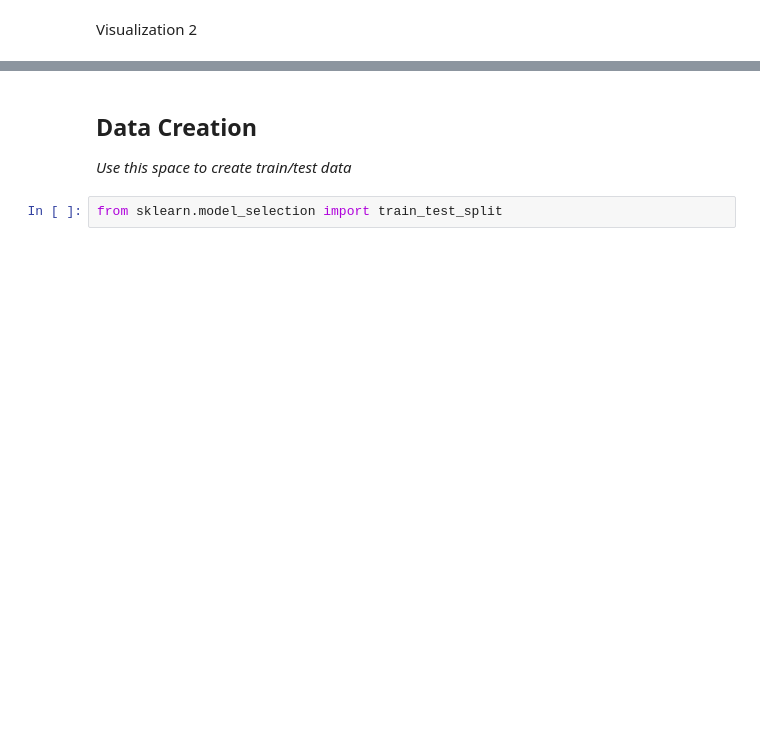
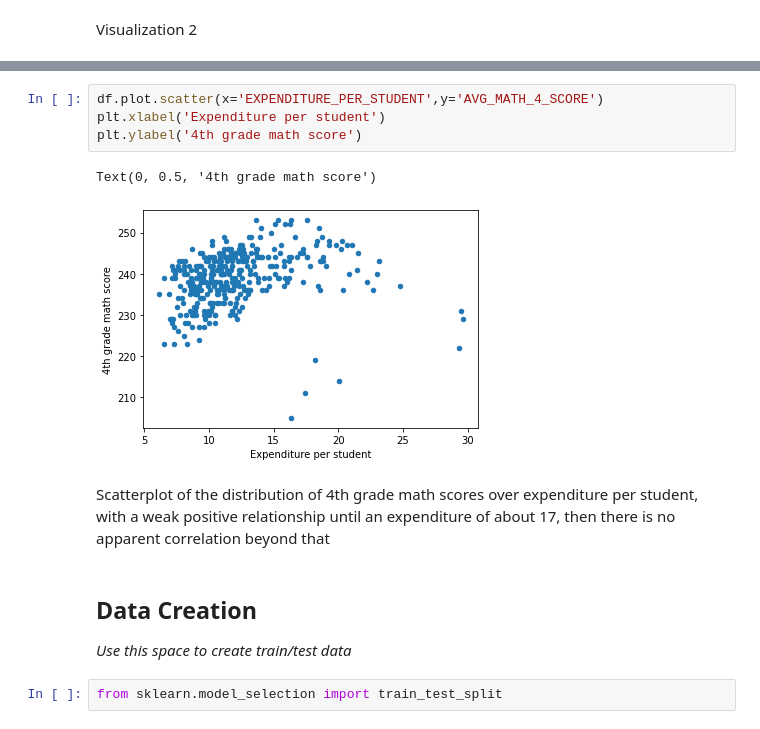
Before and after one commit to kateshent/mdst_tutorials, a Jupyter notebook: Tutorial3/checkpoint3.ipynb, the cells around one changed output, grey strips where cells are left out. Cells and saved outputs as stored; diff of their text form; blank space fills up the shorter version.

```diff
--- a/Tutorial3/checkpoint3.ipynb
+++ b/Tutorial3/checkpoint3.ipynb
@@ -68,3 +112,12 @@ Visualization 2
+# %%
+df.plot.scatter(x='EXPENDITURE_PER_STUDENT',y='AVG_MATH_4_SCORE')
+plt.xlabel('Expenditure per student')
+plt.ylabel('4th grade math score')
+# %% [output]
+Text(0, 0.5, '4th grade math score')
+[figure, added]
+# %% [markdown]
+Scatterplot of the distribution of 4th grade math scores over expenditure per student, with a weak positive relationship until an expenditure of about 17, then there is no apparent correlation beyond that
 # %% [markdown]
 <h2> Data Creation </h2>
 
```
Also changed, not shown: parts of 25 cells of this notebook.
